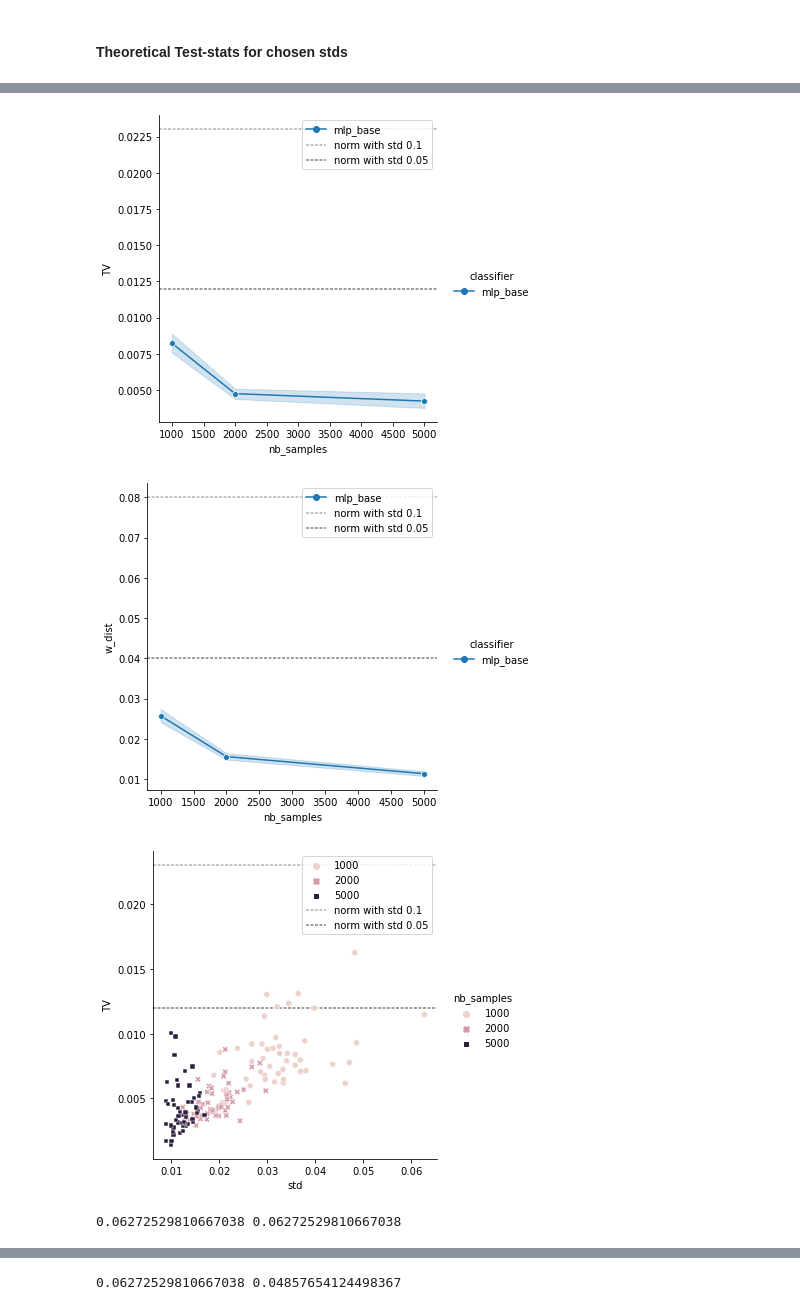
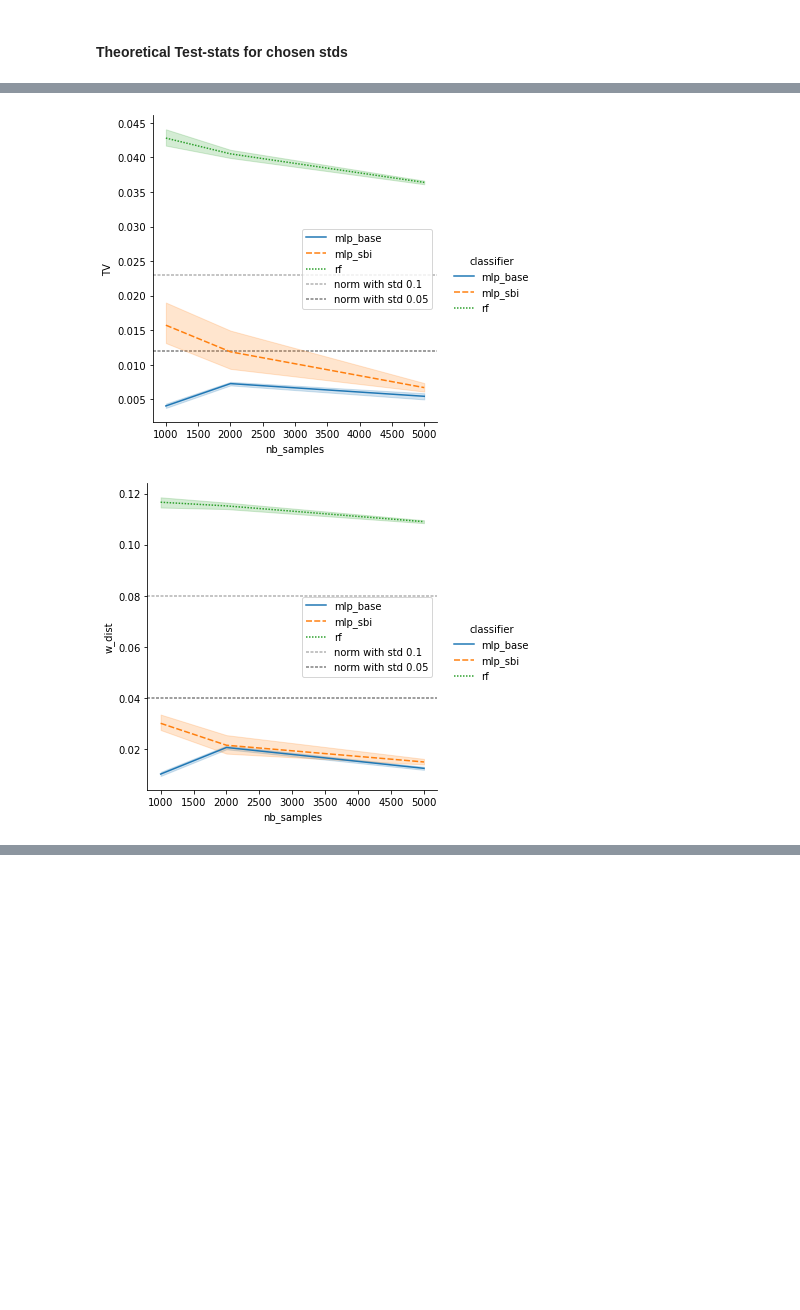
Before and after one commit to JuliaLinhart/valDiags_flows, a Jupyter notebook: notebooks/Local_C2ST_example_1D_lampe.ipynb, the cells around one changed output, grey strips where cells are left out. Cells and saved outputs as stored; diff of their text form; code cells hidden in the pictures; blank space fills up the shorter version.

```diff
--- a/notebooks/Local_C2ST_example_1D_lampe.ipynb
+++ b/notebooks/Local_C2ST_example_1D_lampe.ipynb
@@ -876,0 +932,13 @@ Mean proba is used by scoring on only one class. Otherwise the proba vector will
+# %%
+df = pd.concat(dfs, ignore_index=True)
+sns.relplot(
+    data=df, x="mean_shift", y="accuracy",
+    hue="classifier", style="classifier", kind="line",
+)
+plt.show()
+
+sns.relplot(
+    data=df, x="mean_shift", y="mean proba",
+    hue="classifier", style="classifier", kind="line",
+)
+plt.show()
@@ -939,7 +1000,18 @@ clf_kwargs = {"alpha": 0, "max_iter": 25000}
 # %%
 from diagnostics.localC2ST import eval_null_lc2st
 
+clf_names = ["mlp_base", "mlp_sbi", "rf"]
 dfs = []
-for n in N_LIST:
-    print(n)
-    dfs.append(eval_null_lc2st(x_samples, null_dist, test_stats = ['w_dist', 'TV'], n=n, n_folds=50, clf_class=clf_class, clf_kwargs=clf_kwargs))
+for clf in clf_names:
+    for n in N_LIST:
+        df = eval_null_lc2st(
+            x_samples,
+            null_dist,
+            test_stats=["w_dist", "TV"],
+            n=n,
+            n_folds=50,
+            clf_class=clf_classes[clf],
+            clf_kwargs=clf_kwargs_dict[clf],
+            clf_name=clf,
+        )
+        dfs.append(df)
@@ -950,30 +1018,16 @@ for n in N_LIST:
 # %%
 import seaborn as sns
 
 df = pd.concat(dfs, ignore_index=True)
 for T, y1, y2 in zip(['TV', 'w_dist'], [0.023,0.08], [0.012, 0.04]):
     g = sns.relplot(
             data=df, x="nb_samples", y=T,
-            hue="classifier", style="classifier", kind="line", markers='o'
+            hue="classifier", style="classifier", kind="line",
         )
     g.map(plt.axhline, y=y1, color=".7", dashes=(2, 1), zorder=0, label='norm with std 0.1')
     g.map(plt.axhline, y=y2, color=".5", dashes=(2, 1), zorder=0, label='norm with std 0.05')
     plt.legend()
     plt.show()
-
-
-for T, y1, y2 in zip(['TV', 'w_dist'], [0.023,0.08], [0.012, 0.04]):
-    g = sns.relplot(
-            data=df, x="std", y=T,
-            hue="nb_samples", style="nb_samples", kind="scatter",
-        )
-    g.map(plt.axhline, y=y1, color=".7", dashes=(2, 1), zorder=0, label='norm with std 0.1')
-    g.map(plt.axhline, y=y2, color=".5", dashes=(2, 1), zorder=0, label='norm with std 0.05')
-    plt.legend()
-    plt.show()
-    print(df[df[T]<=y1]['std'].max(), df[df[T]<=y2]['std'].max())
 # %% [output]
-[figure, old version]
+[figure, new version]
-[figure, old version]
+[figure, new version]
-[figure, removed]
-0.06272529810667038 0.06272529810667038
@@ -981 +1033,0 @@ for T, y1, y2 in zip(['TV', 'w_dist'], [0.023,0.08], [0.012, 0.04]):
-0.06272529810667038 0.04857654124498367
```
Also changed, not shown: parts of 37 cells of this notebook, 3 other files.
